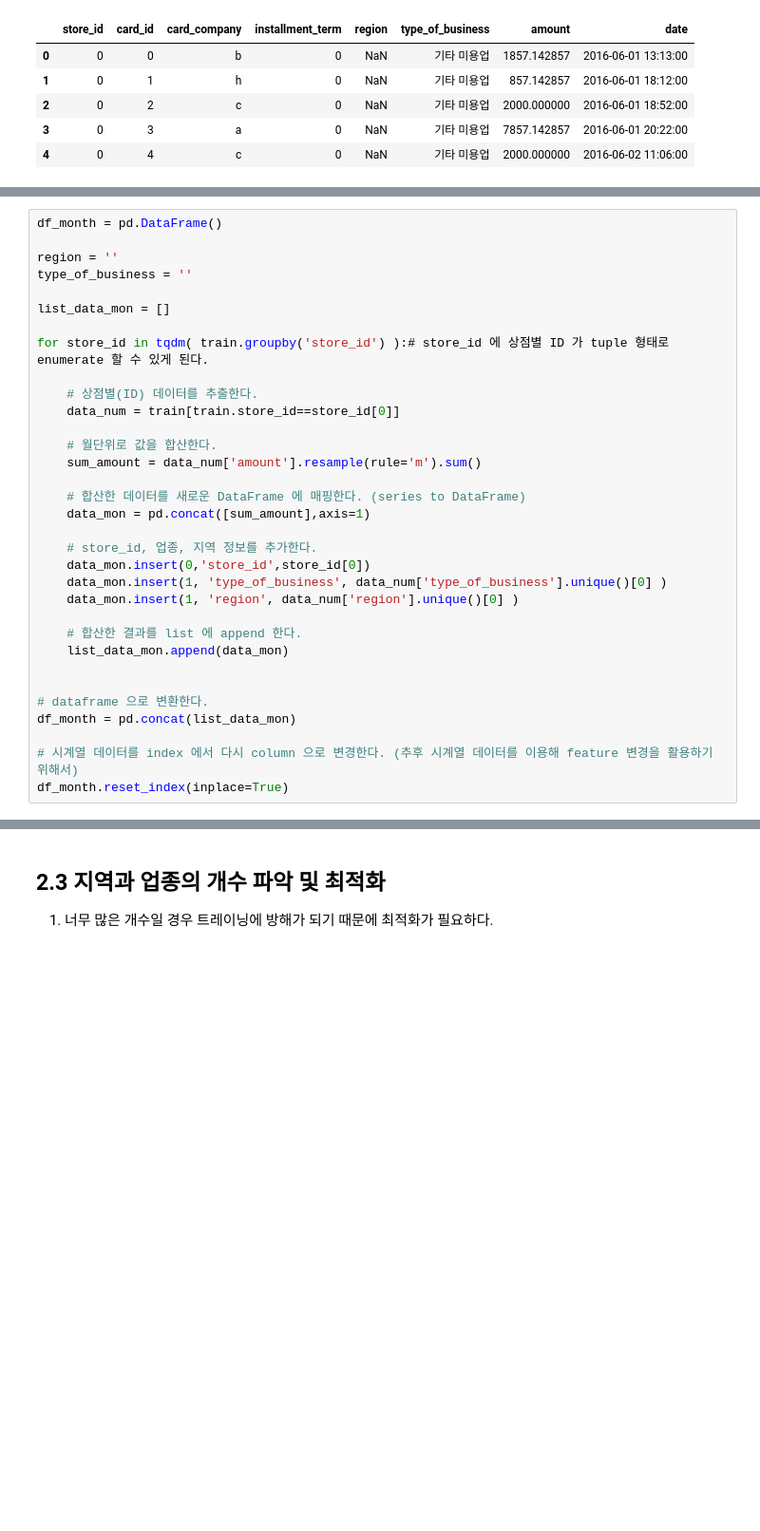
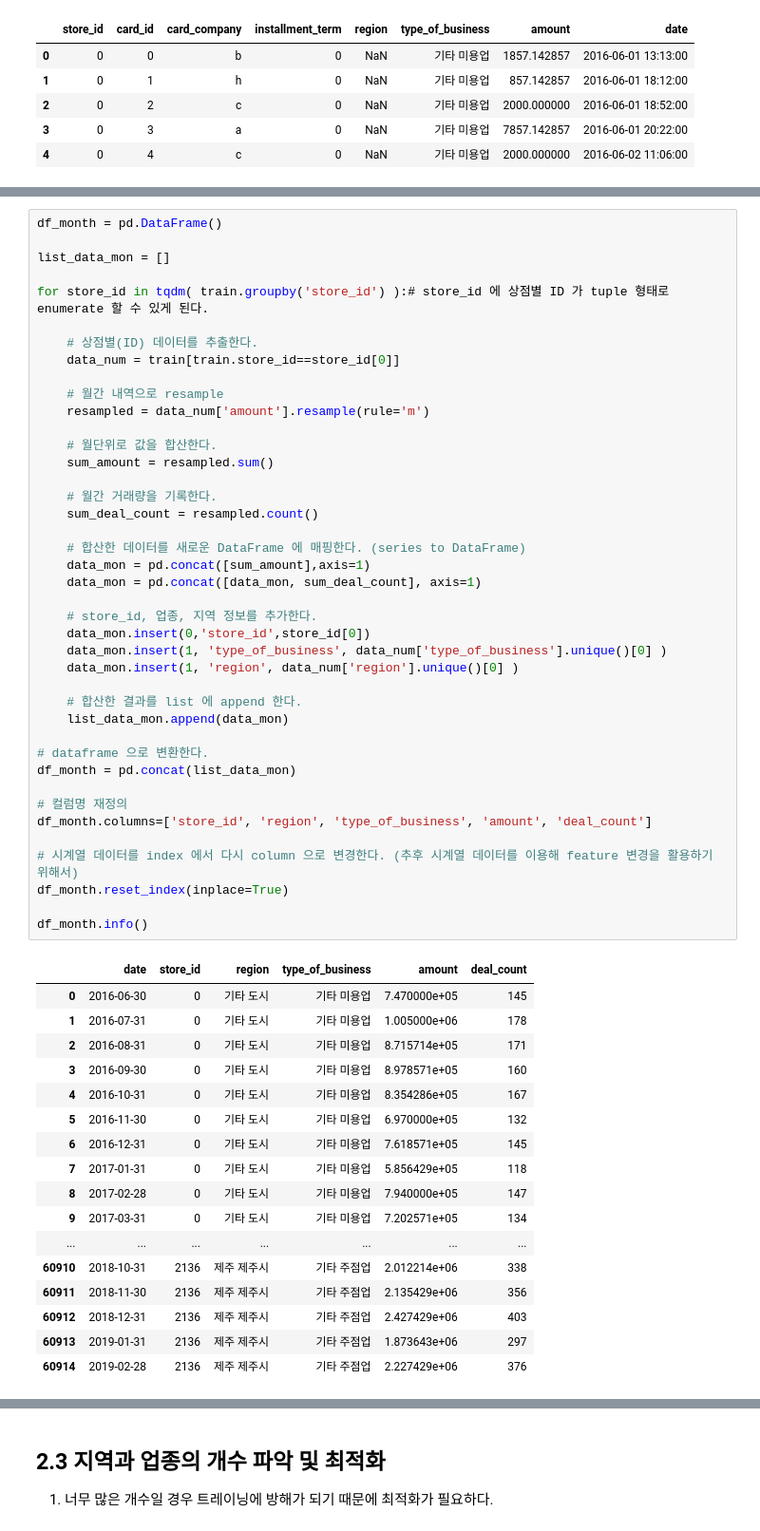
Before and after one commit to AllenBJLee/dacon, a Jupyter notebook: funda/funda_mark2.ipynb, the cells around one changed output, grey strips where cells are left out. Shown at 95% size. Drawn from its saved outputs; the diff is of its cells as text; blank space fills up the shorter version.

```diff
--- a/funda/funda_mark2.ipynb
+++ b/funda/funda_mark2.ipynb
@@ -226,34 +237,60 @@ train
 6556613 rows × 7 columns
 # %%
 df_month = pd.DataFrame()
-
-region = ''
-type_of_business = ''
 
 list_data_mon = []
 
 for store_id in tqdm( train.groupby('store_id') ):# store_id 에 상점별 ID 가 tuple 형태로 enumerate 할 수 있게 된다.
 
     # 상점별(ID) 데이터를 추출한다.
     data_num = train[train.store_id==store_id[0]]
 
+    # 월간 내역으로 resample
+    resampled = data_num['amount'].resample(rule='m')
+
     # 월단위로 값을 합산한다.
-    sum_amount = data_num['amount'].resample(rule='m').sum()
+    sum_amount = resampled.sum()
+
+    # 월간 거래량을 기록한다.
+    sum_deal_count = resampled.count()
 
     # 합산한 데이터를 새로운 DataFrame 에 매핑한다. (series to DataFrame)
     data_mon = pd.concat([sum_amount],axis=1)
+    data_mon = pd.concat([data_mon, sum_deal_count], axis=1)
 
     # store_id, 업종, 지역 정보를 추가한다.
     data_mon.insert(0,'store_id',store_id[0])
     data_mon.insert(1, 'type_of_business', data_num['type_of_business'].unique()[0] )
     data_mon.insert(1, 'region', data_num['region'].unique()[0] )
 
     # 합산한 결과를 list 에 append 한다.
     list_data_mon.append(data_mon)
 
-
 # dataframe 으로 변환한다.
 df_month = pd.concat(list_data_mon)
 
+# 컬럼명 재정의
+df_month.columns=['store_id', 'region', 'type_of_business', 'amount', 'deal_count']
+
 # 시계열 데이터를 index 에서 다시 column 으로 변경한다. (추후 시계열 데이터를 이용해 feature 변경을 활용하기 위해서)
 df_month.reset_index(inplace=True)
+
+df_month.info()
+# %% [output]
+|  | date | store_id | region | type_of_business | amount | deal_count |
+| 0 | 2016-06-30 | 0 | 기타 도시 | 기타 미용업 | 7.470000e+05 | 145 |
+| 1 | 2016-07-31 | 0 | 기타 도시 | 기타 미용업 | 1.005000e+06 | 178 |
+| 2 | 2016-08-31 | 0 | 기타 도시 | 기타 미용업 | 8.715714e+05 | 171 |
+| 3 | 2016-09-30 | 0 | 기타 도시 | 기타 미용업 | 8.978571e+05 | 160 |
+| 4 | 2016-10-31 | 0 | 기타 도시 | 기타 미용업 | 8.354286e+05 | 167 |
+| 5 | 2016-11-30 | 0 | 기타 도시 | 기타 미용업 | 6.970000e+05 | 132 |
+| 6 | 2016-12-31 | 0 | 기타 도시 | 기타 미용업 | 7.618571e+05 | 145 |
+| 7 | 2017-01-31 | 0 | 기타 도시 | 기타 미용업 | 5.856429e+05 | 118 |
+| 8 | 2017-02-28 | 0 | 기타 도시 | 기타 미용업 | 7.940000e+05 | 147 |
+| 9 | 2017-03-31 | 0 | 기타 도시 | 기타 미용업 | 7.202571e+05 | 134 |
+| ... | ... | ... | ... | ... | ... | ... |
+| 60910 | 2018-10-31 | 2136 | 제주 제주시 | 기타 주점업 | 2.012214e+06 | 338 |
+| 60911 | 2018-11-30 | 2136 | 제주 제주시 | 기타 주점업 | 2.135429e+06 | 356 |
+| 60912 | 2018-12-31 | 2136 | 제주 제주시 | 기타 주점업 | 2.427429e+06 | 403 |
+| 60913 | 2019-01-31 | 2136 | 제주 제주시 | 기타 주점업 | 1.873643e+06 | 297 |
+| 60914 | 2019-02-28 | 2136 | 제주 제주시 | 기타 주점업 | 2.227429e+06 | 376 |
```
Also changed, not shown: parts of 44 cells of this notebook, 1 other file.
